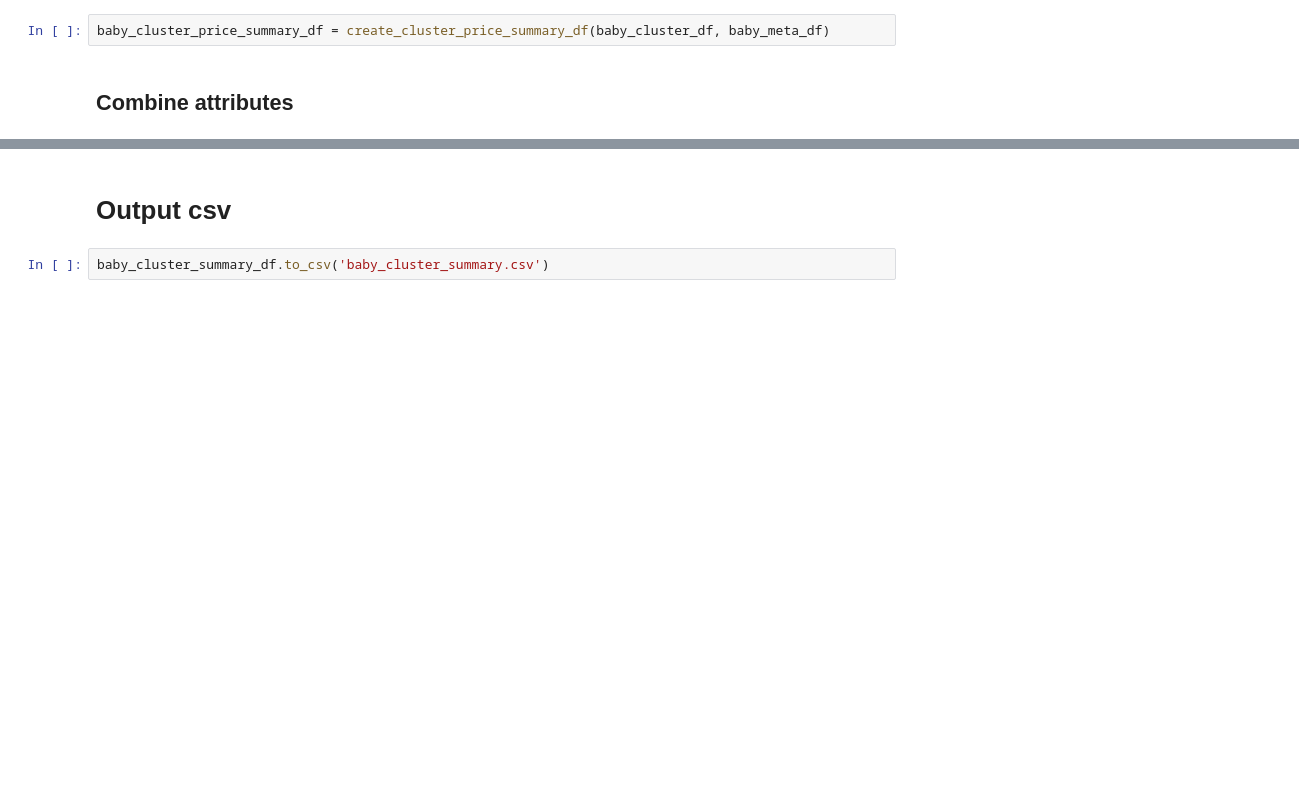
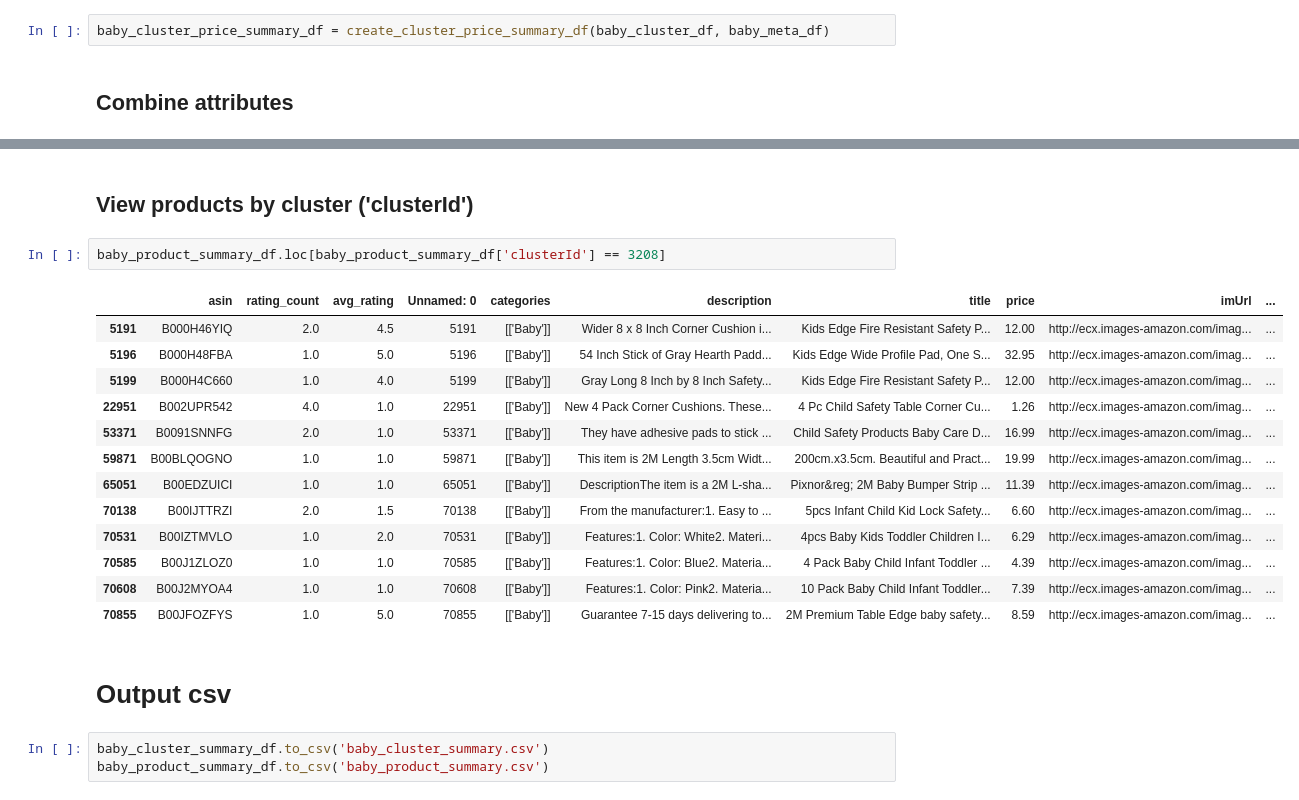
Before and after one commit to wezteoh/hack_on_data, a Jupyter notebook: clustering/cluster_attributes.ipynb, the cells around one changed output, grey strips where cells are left out. Drawn from its saved outputs; the diff is of its cells as text; blank space fills up the shorter version.

```diff
--- a/clustering/cluster_attributes.ipynb
+++ b/clustering/cluster_attributes.ipynb
@@ -148,4 +137,23 @@ baby_meta_cluster_df.loc[baby_meta_cluster_df['clusterId'] == 2894]
+# %% [markdown]
+## View products by cluster ('clusterId')
+# %%
+baby_product_summary_df.loc[baby_product_summary_df['clusterId'] == 3208]
+# %% [output]
+|  | asin | rating_count | avg_rating | Unnamed: 0 | categories | description | title | price | imUrl | ... |
+| 5191 | B000H46YIQ | 2.0 | 4.5 | 5191 | [['Baby']] | Wider 8 x 8 Inch Corner Cushion i... | Kids Edge Fire Resistant Safety P... | 12.00 | http://ecx.images-amazon.com/imag... | ... |
+| 5196 | B000H48FBA | 1.0 | 5.0 | 5196 | [['Baby']] | 54 Inch Stick of Gray Hearth Padd... | Kids Edge Wide Profile Pad, One S... | 32.95 | http://ecx.images-amazon.com/imag... | ... |
+| 5199 | B000H4C660 | 1.0 | 4.0 | 5199 | [['Baby']] | Gray Long 8 Inch by 8 Inch Safety... | Kids Edge Fire Resistant Safety P... | 12.00 | http://ecx.images-amazon.com/imag... | ... |
+| 22951 | B002UPR542 | 4.0 | 1.0 | 22951 | [['Baby']] | New 4 Pack Corner Cushions. These... | 4 Pc Child Safety Table Corner Cu... | 1.26 | http://ecx.images-amazon.com/imag... | ... |
+| 53371 | B0091SNNFG | 2.0 | 1.0 | 53371 | [['Baby']] | They have adhesive pads to stick ... | Child Safety Products Baby Care D... | 16.99 | http://ecx.images-amazon.com/imag... | ... |
+| 59871 | B00BLQOGNO | 1.0 | 1.0 | 59871 | [['Baby']] | This item is 2M Length 3.5cm Widt... | 200cm.x3.5cm. Beautiful and Pract... | 19.99 | http://ecx.images-amazon.com/imag... | ... |
+| 65051 | B00EDZUICI | 1.0 | 1.0 | 65051 | [['Baby']] | DescriptionThe item is a 2M L-sha... | Pixnor&reg; 2M Baby Bumper Strip ... | 11.39 | http://ecx.images-amazon.com/imag... | ... |
+| 70138 | B00IJTTRZI | 2.0 | 1.5 | 70138 | [['Baby']] | From the manufacturer:1. Easy to ... | 5pcs Infant Child Kid Lock Safety... | 6.60 | http://ecx.images-amazon.com/imag... | ... |
+| 70531 | B00IZTMVLO | 1.0 | 2.0 | 70531 | [['Baby']] | Features:1. Color: White2. Materi... | 4pcs Baby Kids Toddler Children I... | 6.29 | http://ecx.images-amazon.com/imag... | ... |
+| 70585 | B00J1ZLOZ0 | 1.0 | 1.0 | 70585 | [['Baby']] | Features:1. Color: Blue2. Materia... | 4 Pack Baby Child Infant Toddler ... | 4.39 | http://ecx.images-amazon.com/imag... | ... |
+| 70608 | B00J2MYOA4 | 1.0 | 1.0 | 70608 | [['Baby']] | Features:1. Color: Pink2. Materia... | 10 Pack Baby Child Infant Toddler... | 7.39 | http://ecx.images-amazon.com/imag... | ... |
+| 70855 | B00JFOZFYS | 1.0 | 5.0 | 70855 | [['Baby']] | Guarantee 7-15 days delivering to... | 2M Premium Table Edge baby safety... | 8.59 | http://ecx.images-amazon.com/imag... | ... |
 # %% [markdown]
 # Output csv
 # %%
 baby_cluster_summary_df.to_csv('baby_cluster_summary.csv')
+baby_product_summary_df.to_csv('baby_product_summary.csv')
```
Also changed, not shown: parts of 11 cells of this notebook.
